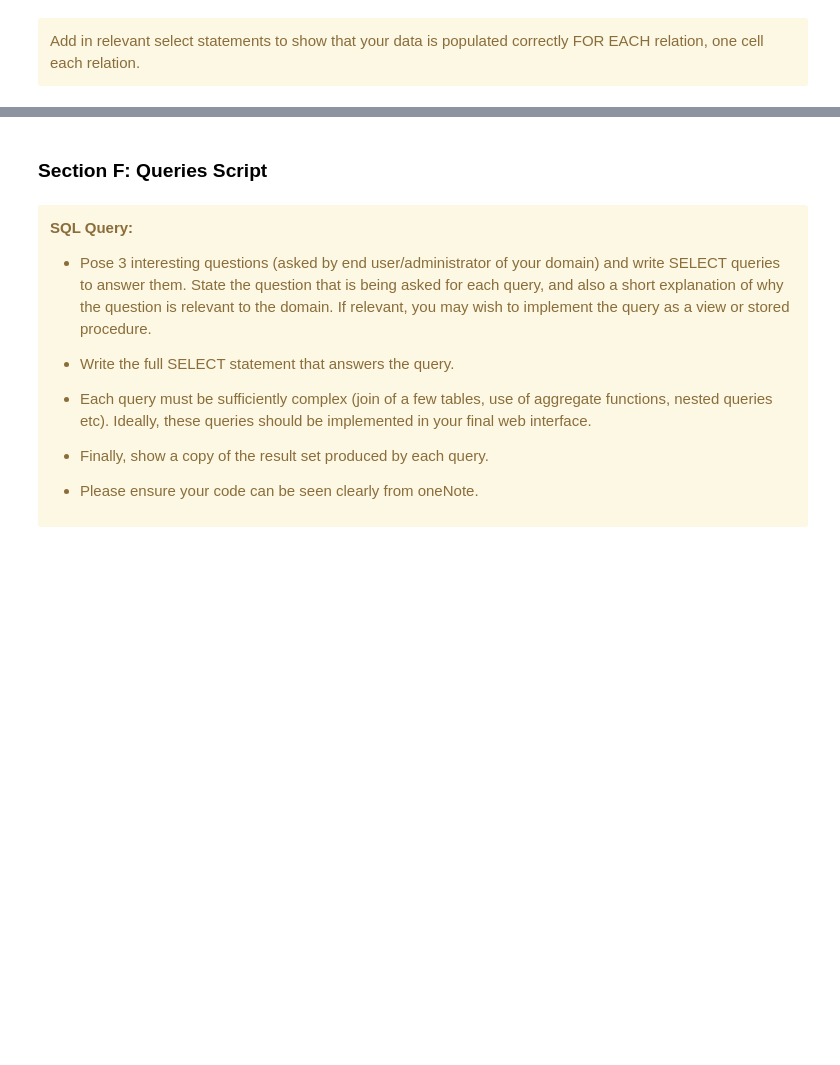
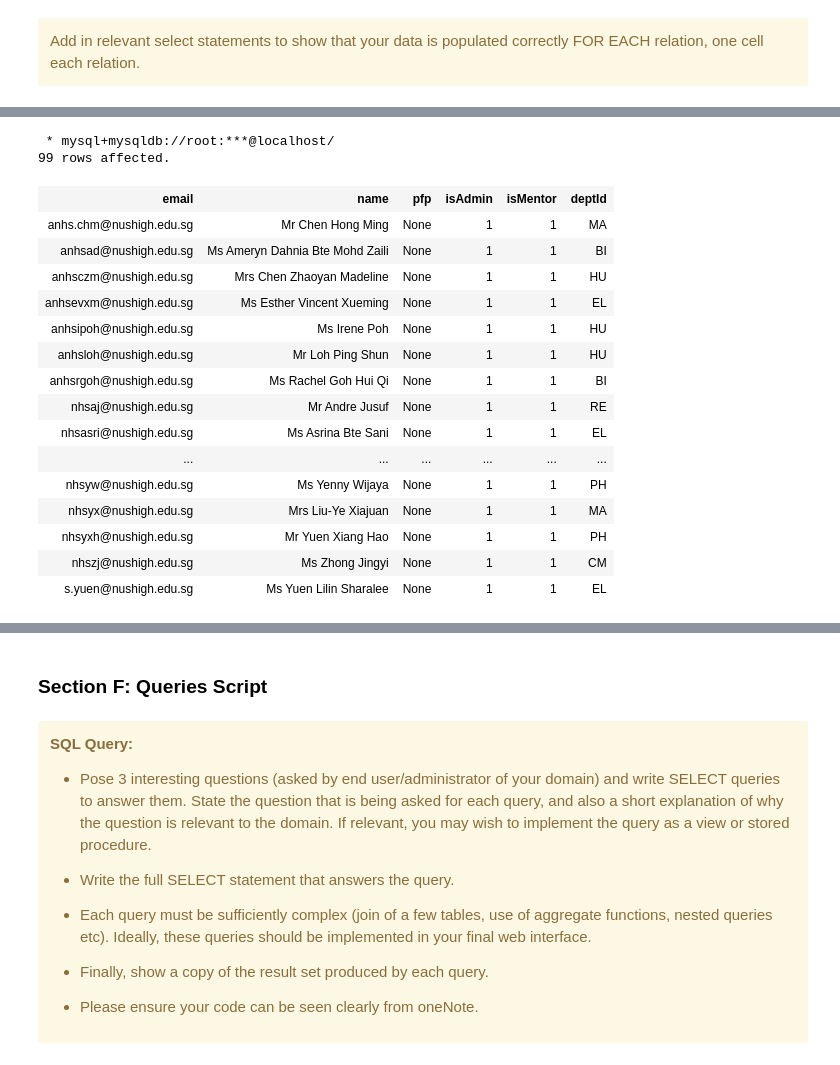
Before and after one commit to appventure-nush/arxiv.nush, a Jupyter notebook: docs/scripting/ProjectScriptingPhasePrannayaGupta.ipynb, the cells around one changed output, grey strips where cells are left out. Drawn from its saved outputs; the diff is of its cells as text; code cells hidden in the pictures; blank space fills up the shorter version.

```diff
--- a/docs/scripting/ProjectScriptingPhasePrannayaGupta.ipynb
+++ b/docs/scripting/ProjectScriptingPhasePrannayaGupta.ipynb
@@ -563,0 +955,22 @@ Add in relevant select statements to show that your data is populated correctly
+# %%
+%%sql
+SELECT * FROM NUSHTeacher
+# %% [output]
+ * mysql+mysqldb://root:***@localhost/
+99 rows affected.
+| email | name | pfp | isAdmin | isMentor | deptId |
+| anhs.chm@nushigh.edu.sg | Mr Chen Hong Ming | None | 1 | 1 | MA |
+| anhsad@nushigh.edu.sg | Ms Ameryn Dahnia Bte Mohd Zaili | None | 1 | 1 | BI |
+| anhsczm@nushigh.edu.sg | Mrs Chen Zhaoyan Madeline | None | 1 | 1 | HU |
+| anhsevxm@nushigh.edu.sg | Ms Esther Vincent Xueming | None | 1 | 1 | EL |
+| anhsipoh@nushigh.edu.sg | Ms Irene Poh | None | 1 | 1 | HU |
+| anhsloh@nushigh.edu.sg | Mr Loh Ping Shun | None | 1 | 1 | HU |
+| anhsrgoh@nushigh.edu.sg | Ms Rachel Goh Hui Qi | None | 1 | 1 | BI |
+| nhsaj@nushigh.edu.sg | Mr Andre Jusuf | None | 1 | 1 | RE |
+| nhsasri@nushigh.edu.sg | Ms Asrina Bte Sani | None | 1 | 1 | EL |
+| ... | ... | ... | ... | ... | ... |
+| nhsyw@nushigh.edu.sg | Ms Yenny Wijaya | None | 1 | 1 | PH |
+| nhsyx@nushigh.edu.sg | Mrs Liu-Ye Xiajuan | None | 1 | 1 | MA |
+| nhsyxh@nushigh.edu.sg | Mr Yuen Xiang Hao | None | 1 | 1 | PH |
+| nhszj@nushigh.edu.sg | Ms Zhong Jingyi | None | 1 | 1 | CM |
+| s.yuen@nushigh.edu.sg | Ms Yuen Lilin Sharalee | None | 1 | 1 | EL |
```
Also changed, not shown: parts of 63 cells of this notebook, 11 other files.
